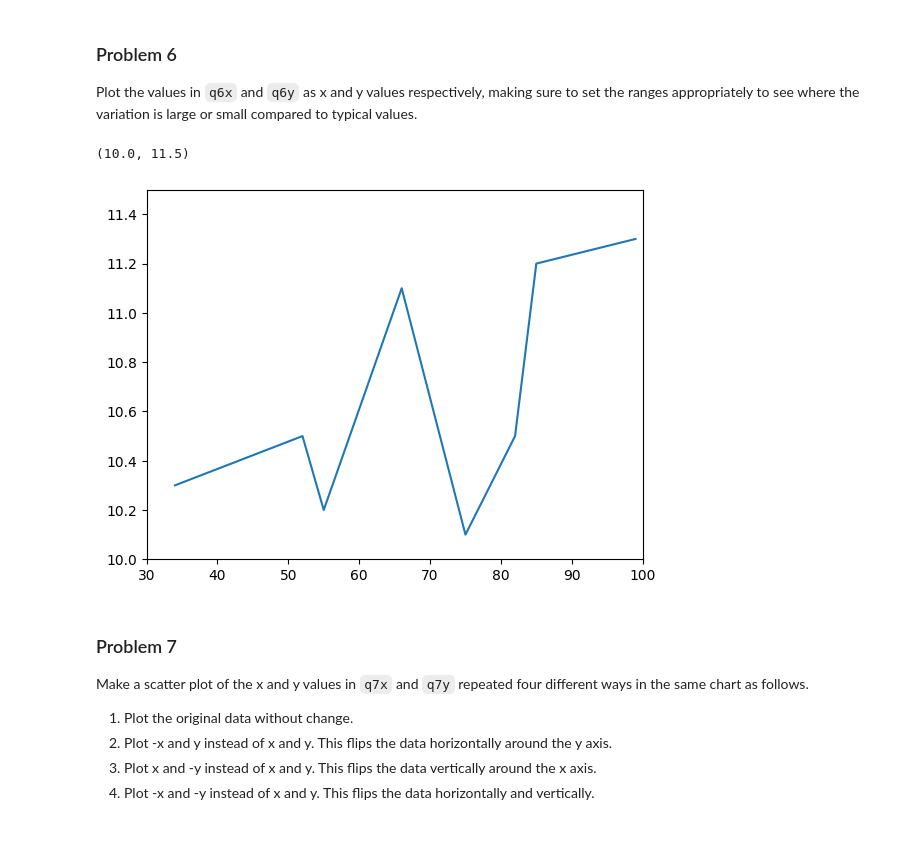
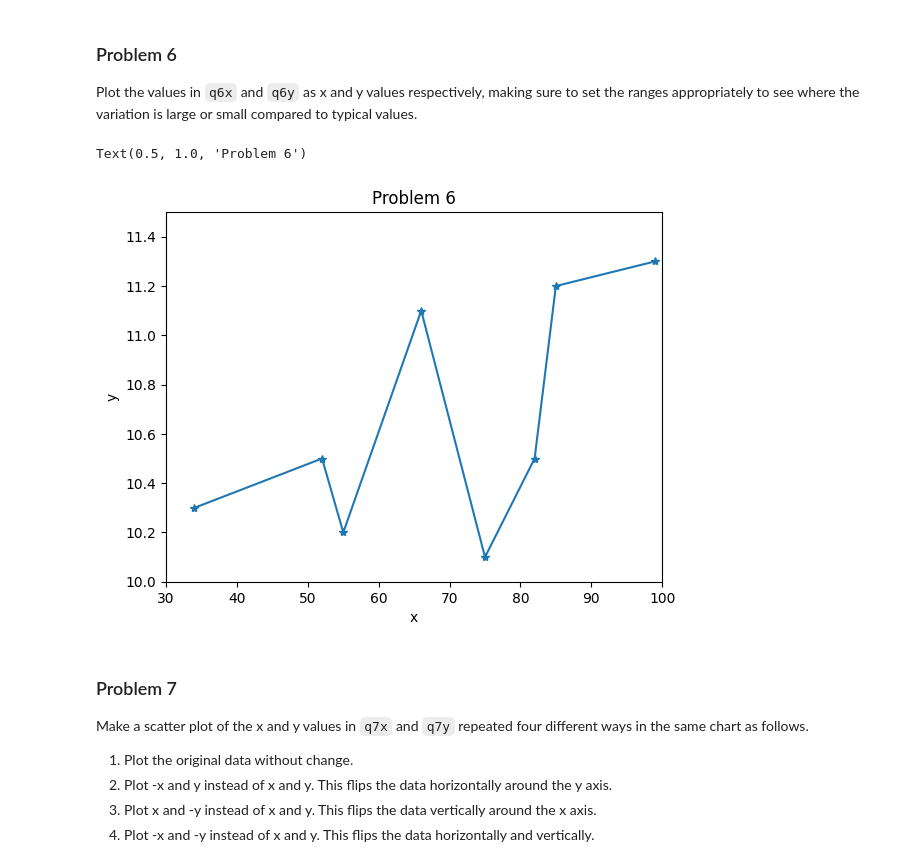
Before and after one commit to beckaa-l/dx602-homework-05, a Jupyter notebook: homework.ipynb, the cells around one changed output. Drawn from its saved outputs; the diff is of its cells as text; code cells hidden in the pictures; blank space fills up the shorter version.

```diff
--- a/homework.ipynb
+++ b/homework.ipynb
@@ -200,12 +213,15 @@ q6y = [10.3, 10.5, 10.2, 11.1, 10.1, 10.5, 11.2, 11.3]
 # %%
 # YOUR CHANGES HERE
 
-plt.plot(q6x, q6y)
+plt.plot(q6x, q6y, marker="*")
 plt.xlim(30,100)
 plt.ylim(10,11.5)
+plt.xlabel("x")
+plt.ylabel("y")
+plt.title("Problem 6")
 # %% [output]
-(10.0, 11.5)
+Text(0.5, 1.0, 'Problem 6')
-[figure, old version]
+[figure, new version]
 # %%
 # attempt 1
 
```
Also changed, not shown: parts of 13 cells of this notebook, 1 other file.
